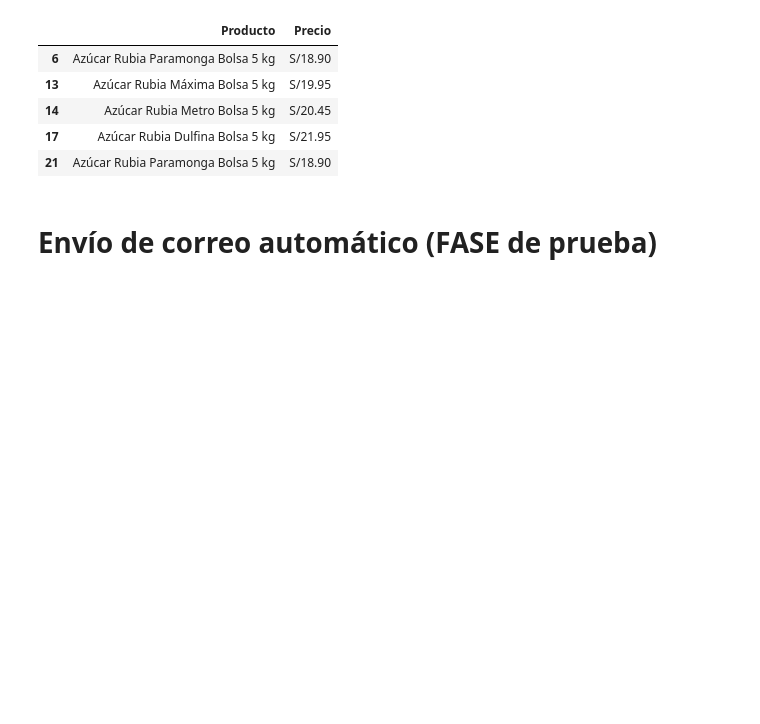
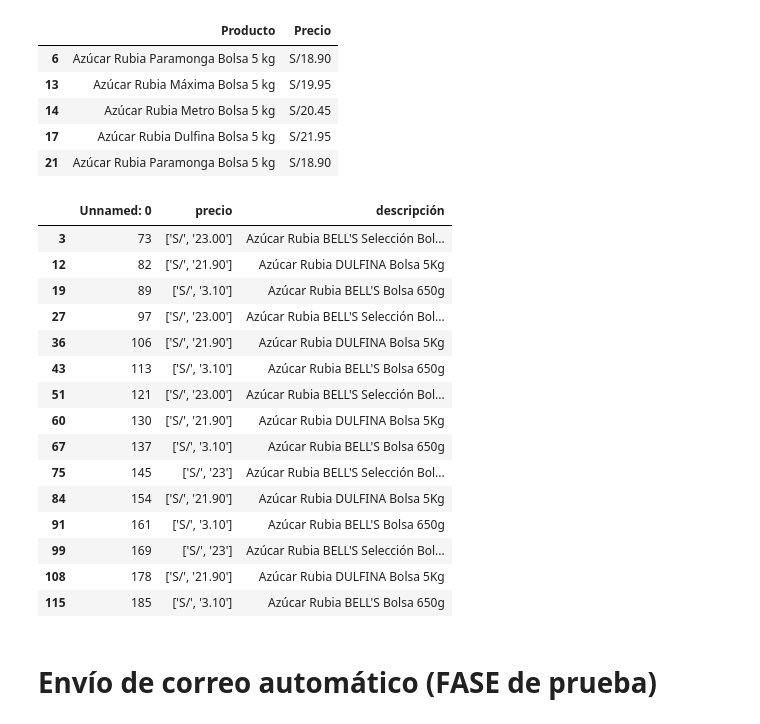
Before and after one commit to Jorgelgnacio/TRABAJO_FINAL_LP2, a Jupyter notebook: TRABAJO_FINAL_LP2.ipynb, the cells around one changed output. Saved outputs shown, nothing was run; the diff lists cells and outputs as text; code cells hidden in the pictures; blank space fills up the shorter version.

```diff
--- a/TRABAJO_FINAL_LP2.ipynb
+++ b/TRABAJO_FINAL_LP2.ipynb
@@ -360,0 +387,3 @@ df
+# %%
+plazavea = pd.read_excel('salida.xlsx')
+plazavea
@@ -376,6 +421,25 @@ metro[metro['Producto'].str.count(r'(Azúcar.*Rubia.*5.*kg.*)')==1]
 | 14 | Azúcar Rubia Metro Bolsa 5 kg | S/20.45 |
 | 17 | Azúcar Rubia Dulfina Bolsa 5 kg | S/21.95 |
 | 21 | Azúcar Rubia Paramonga Bolsa 5 kg | S/18.90 |
+# %%
+plazavea[plazavea['descripción'].str.count(r'(Azúcar.*Rubia.*5.*)')==1]
+# %% [output]
+|  | Unnamed: 0 | precio | descripción |
+| 3 | 73 | ['S/', '23.00'] | Azúcar Rubia BELL'S Selección Bol... |
+| 12 | 82 | ['S/', '21.90'] | Azúcar Rubia DULFINA Bolsa 5Kg |
+| 19 | 89 | ['S/', '3.10'] | Azúcar Rubia BELL'S Bolsa 650g |
+| 27 | 97 | ['S/', '23.00'] | Azúcar Rubia BELL'S Selección Bol... |
+| 36 | 106 | ['S/', '21.90'] | Azúcar Rubia DULFINA Bolsa 5Kg |
+| 43 | 113 | ['S/', '3.10'] | Azúcar Rubia BELL'S Bolsa 650g |
+| 51 | 121 | ['S/', '23.00'] | Azúcar Rubia BELL'S Selección Bol... |
+| 60 | 130 | ['S/', '21.90'] | Azúcar Rubia DULFINA Bolsa 5Kg |
+| 67 | 137 | ['S/', '3.10'] | Azúcar Rubia BELL'S Bolsa 650g |
+| 75 | 145 | ['S/', '23'] | Azúcar Rubia BELL'S Selección Bol... |
+| 84 | 154 | ['S/', '21.90'] | Azúcar Rubia DULFINA Bolsa 5Kg |
+| 91 | 161 | ['S/', '3.10'] | Azúcar Rubia BELL'S Bolsa 650g |
+| 99 | 169 | ['S/', '23'] | Azúcar Rubia BELL'S Selección Bol... |
+| 108 | 178 | ['S/', '21.90'] | Azúcar Rubia DULFINA Bolsa 5Kg |
+| 115 | 185 | ['S/', '3.10'] | Azúcar Rubia BELL'S Bolsa 650g |
 # %% [markdown]
 # Envío de correo automático (FASE de prueba)
 # %%
```
Also changed, not shown: parts of 20 cells of this notebook.
